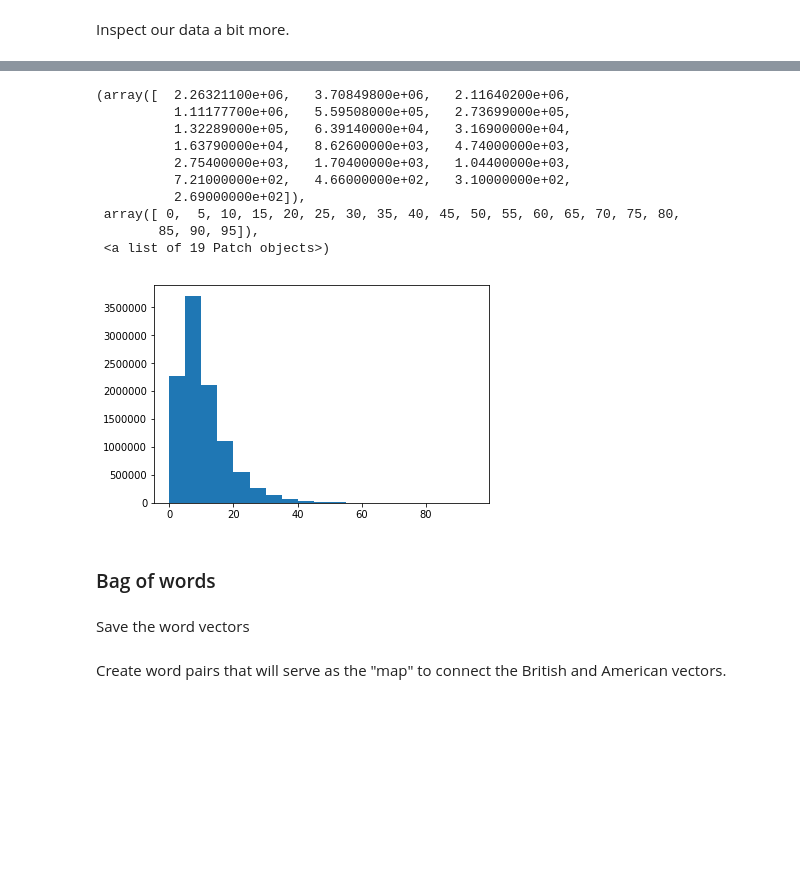
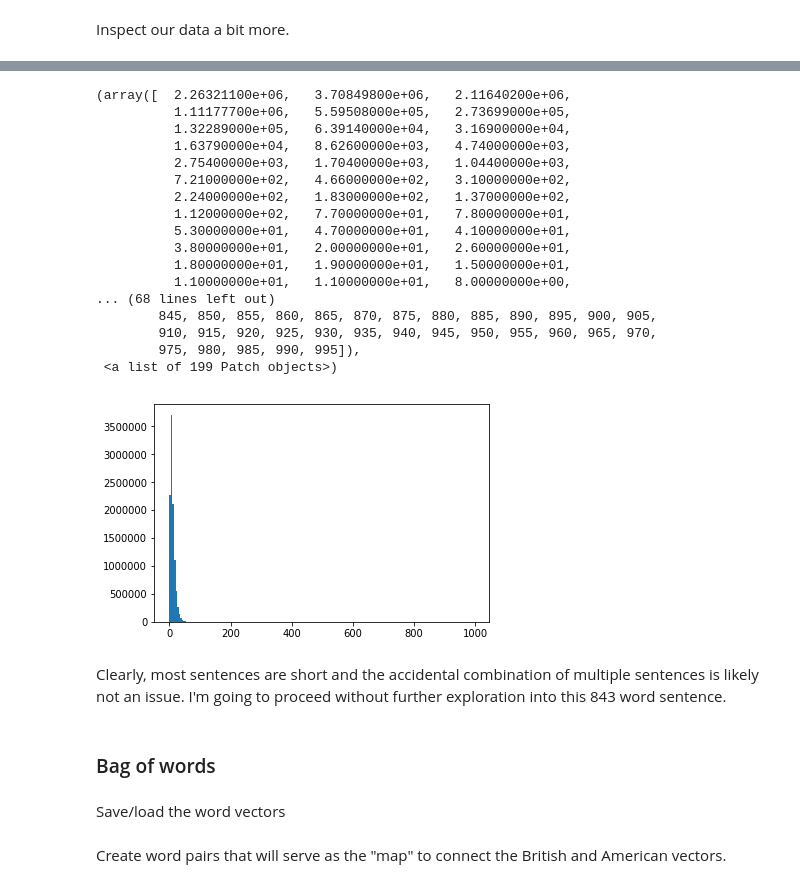
Before and after one commit to drinandan/insight-project, a Jupyter notebook: 2018.01.19_create_language_vectors_using_large_corpora.ipynb, the cells around one changed output, grey strips where cells are left out. Cells and saved outputs as stored; diff of their text form; code cells hidden in the pictures; blank space fills up the shorter version.

```diff
--- a/2018.01.19_create_language_vectors_using_large_corpora.ipynb
+++ b/2018.01.19_create_language_vectors_using_large_corpora.ipynb
@@ -192,24 +185,33 @@ Max sentence length is 843
 # %%
-plt.hist(sentence_lengths, bins=range(0,100,5))
+plt.hist(sentence_lengths, bins=range(0,1000,5))
 # %% [output]
 (array([  2.26321100e+06,   3.70849800e+06,   2.11640200e+06,
           1.11177700e+06,   5.59508000e+05,   2.73699000e+05,
           1.32289000e+05,   6.39140000e+04,   3.16900000e+04,
           1.63790000e+04,   8.62600000e+03,   4.74000000e+03,
           2.75400000e+03,   1.70400000e+03,   1.04400000e+03,
           7.21000000e+02,   4.66000000e+02,   3.10000000e+02,
-          2.69000000e+02]),
- array([ 0,  5, 10, 15, 20, 25, 30, 35, 40, 45, 50, 55, 60, 65, 70, 75, 80,
-        85, 90, 95]),
- <a list of 19 Patch objects>)
+          2.24000000e+02,   1.83000000e+02,   1.37000000e+02,
+          1.12000000e+02,   7.70000000e+01,   7.80000000e+01,
+          5.30000000e+01,   4.70000000e+01,   4.10000000e+01,
+          3.80000000e+01,   2.00000000e+01,   2.60000000e+01,
+          1.80000000e+01,   1.90000000e+01,   1.50000000e+01,
+          1.10000000e+01,   1.10000000e+01,   8.00000000e+00,
+... (68 lines left out)
+        845, 850, 855, 860, 865, 870, 875, 880, 885, 890, 895, 900, 905,
+        910, 915, 920, 925, 930, 935, 940, 945, 950, 955, 960, 965, 970,
+        975, 980, 985, 990, 995]),
+ <a list of 199 Patch objects>)
-[figure, old version]
+[figure, new version]
+# %% [markdown]
+Clearly, most sentences are short and the accidental combination of multiple sentences is likely not an issue. I'm going to proceed without further exploration into this 843 word sentence.
 # %% [markdown]
 ### Bag of words
 # %%
 british_vec = gensim.models.Word2Vec(df_non_dup.loc[df_non_dup['source'] == 0, 'tokens'], size=300)
 american_vec = gensim.models.Word2Vec(df_non_dup.loc[df_non_dup['source'] == 1, 'tokens'], size=300)
 # %% [markdown]
-Save the word vectors
+Save/load the word vectors
 # %%
 #british_vec.wv.save("british_big")
 #american_vec.wv.save("american_big")
```
Also changed, not shown: parts of 20 cells of this notebook.
